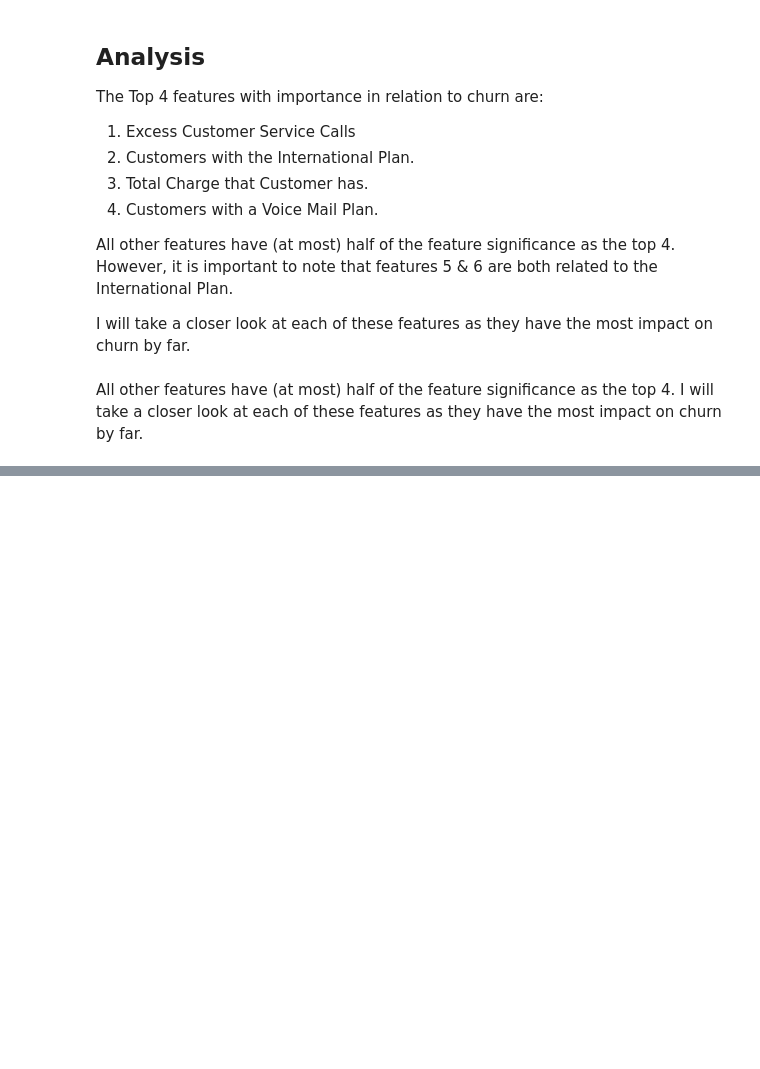
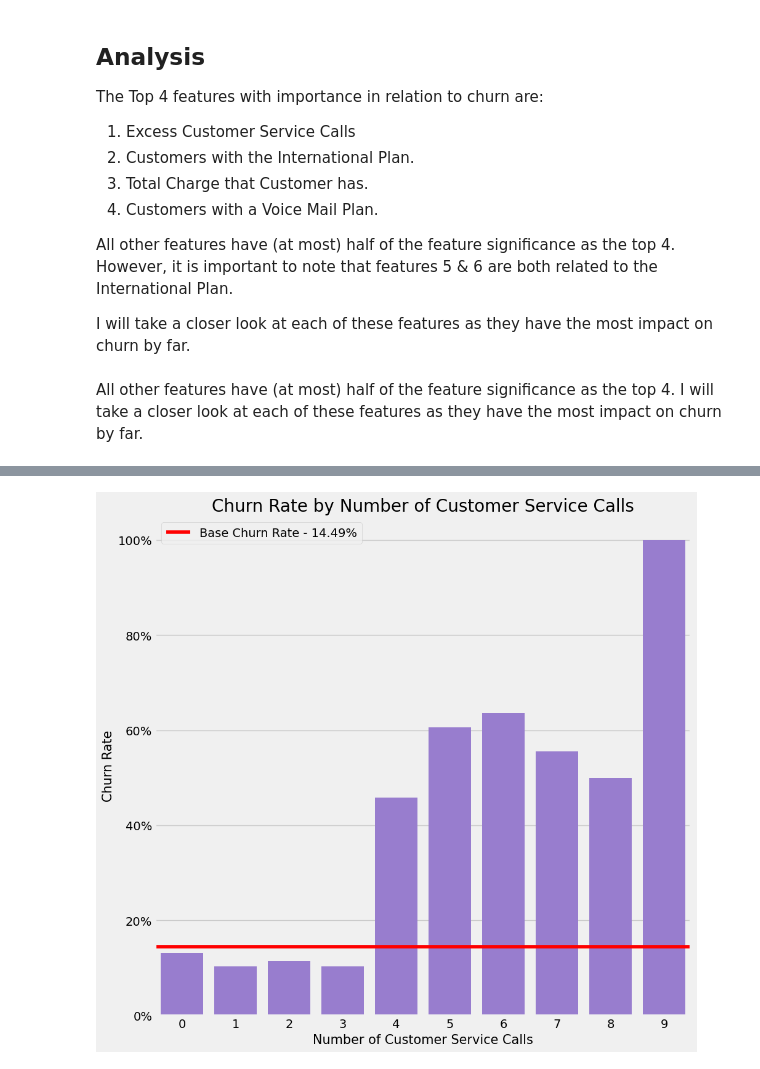
Before and after one commit to waruhiuuu/phase-3-individual-project, a Jupyter notebook: SyriaTel Customer Churn.ipynb, the cells around one changed output, grey strips where cells are left out. Cells and saved outputs as stored; diff of their text form; code cells hidden in the pictures; blank space fills up the shorter version.

Commit message:
Feature Analysis: Customer Service Calls

```diff
--- a/SyriaTel Customer Churn.ipynb
+++ b/SyriaTel Customer Churn.ipynb
@@ -776,0 +818,2 @@ All other features have (at most) half of the feature significance as the top 4.
+# %%
+analysis_df = cleaned_df.copy()
@@ -776,0 +832,25 @@ All other features have (at most) half of the feature significance as the top 4.
+# %%
+# Assuming analysis_df is already defined and contains the necessary data
+
+# Step 1: Group by 'customer_service_calls' and calculate the sum of 'churn'
+cs_churn_df = analysis_df.groupby('customer_service_calls')['churn'].sum().reset_index()
+
+# Step 2: Rename columns
+cs_churn_df = cs_churn_df.rename(columns={'customer_service_calls': 'no_of_calls'})
+
+# Step 3: Ensure 'no_of_calls' is of integer type
+cs_churn_df['no_of_calls'] = cs_churn_df['no_of_calls'].astype(int)
+
+# Step 4: Calculate the percentage of churn
+cs_churn_df['percent'] = analysis_df.groupby('customer_service_calls')['churn'].mean().values
+
+# Step 5: Reorder columns
+cs_churn_df = cs_churn_df.reindex(columns=['no_of_calls', 'percent'])
+
+# Step 6: Sort values by 'no_of_calls'
+cs_churn_df = cs_churn_df.sort_values('no_of_calls')
+
+
+
+# Display the dataframe
+print(cs_churn_df)
@@ -776,0 +869,17 @@ All other features have (at most) half of the feature significance as the top 4.
+# %%
+fig, ax = plt.subplots(figsize=(10,10))
+p = sns.barplot(x="no_of_calls", y="percent", data=cs_churn_df, color='mediumpurple');
+
+p.set_xlabel("Number of Customer Service Calls", fontsize = 15)
+p.set_ylabel("Churn Rate", fontsize = 15)
+
+ax.yaxis.set_major_formatter(mtick.PercentFormatter(xmax=1, decimals=None, symbol='%', is_latex=False))
+p.set_title("Churn Rate by Number of Customer Service Calls", fontsize = 20)
+plt.figsize=(30,20)
+line = plt.axhline(y=.145, color='red')
+plt.savefig('images/project_3_CS_Churn_Rate')
+ax.legend([line], ['Base Churn Rate - 14.49%'])
+
+plt.show();
+# %% [output]
+[figure, added]
```
Also changed, not shown: parts of 22 cells of this notebook, 1 other file.
